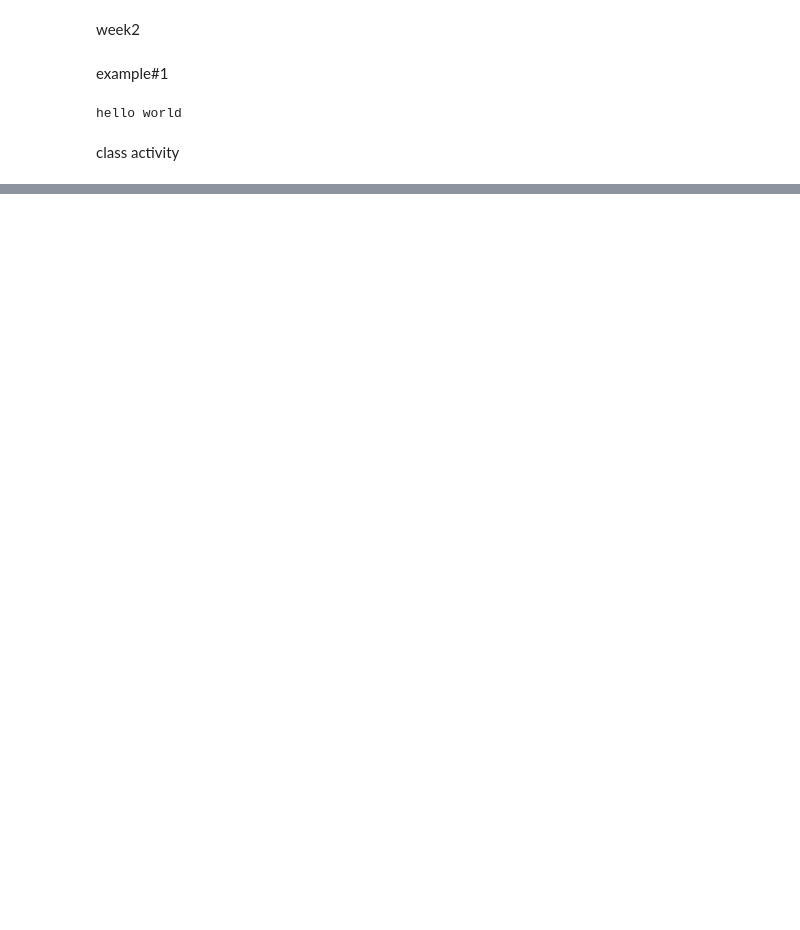
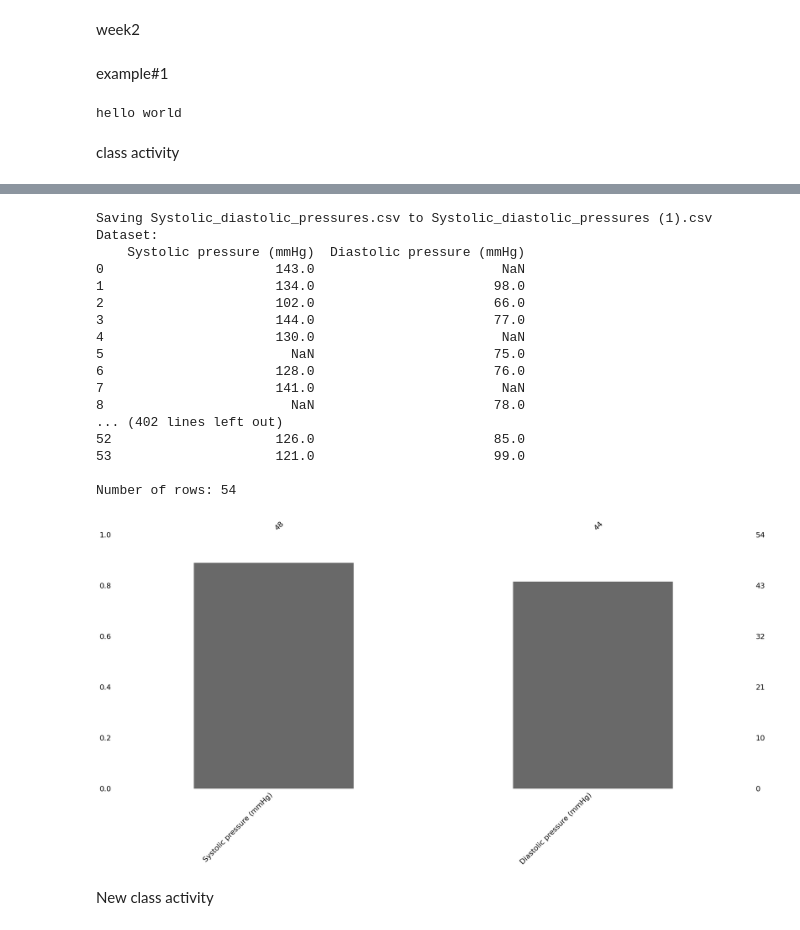
Before and after one commit to asadrajpoot75/CPS5001, a Jupyter notebook: week2.ipynb, the cells around one changed output, grey strips where cells are left out. Cells and saved outputs as stored; diff of their text form; code cells hidden in the pictures; blank space fills up the shorter version.

```diff
--- a/week2.ipynb
+++ b/week2.ipynb
@@ -56,0 +13,57 @@ Data Frame after fixing mixed data types:
+# %%
+import pandas as pd
+import missingno as msno
+import matplotlib.pyplot as plt
+
+from google.colab import files
+uploaded = files.upload()
+df = pd.read_csv('Systolic_diastolic_pressures.csv',header = 0,sep = ',')
+
+print("Dataset:")
+print(df)
+print("\nNumber of rows:",df.shape[0])
+
+print("\nDescription of Dataset:")
+print(df.describe())
+
+missing_values_tot = df.isnull().sum()
+print("\nMissing Values per column:")
+print(missing_values_tot)
+
+missing_values_chart=msno.bar(df)
+plt.show
+
+missing_values_perc=round((missing_values_tot/len(df))*100,2)
+print("\nPercentage of missing values per column:")
+print(missing_values_perc)
+
+df_dropped_syst=df['Systolic pressure (mmHg)'].dropna()
+df_dropped_dia=df['Diastolic pressure (mmHg)'].dropna()
+
+print("\nDataset after dropping missing values from the systolic column:")
+print(df_dropped_syst)
+print("\nNumber of rows after dropping missing values from the systolic column:",df_dropped_syst.shape[0])
+print("\nDataset after dropping missing values from the diastolic column:")
+print(df_dropped_dia)
+print("\nNumber of rows after dropping missing values from the diastolic column:",df_dropped_dia.shape[0])
+
+df_mean_imputed=round(df.fillna(df.mean()),2)
+print("\nDataset after imputing missing values with the mean of dataset:")
+print(df_mean_imputed)
+print("\nNumber of rows after imputing missing values with the mean of dataset:",df_mean_imputed.shape[0])
+
+df_median_imputed=round(df.fillna(df.median()),2)
+print("\nDataset after imputing missing values with the median of dataset:")
+print(df_median_imputed)
+print("\nNumber of rows after imputing missing values with the median of dataset:",df_median_imputed.shape[0])
+
+df_lin_interp_fwd_imputed=round(df.fillna(df.interpolate(method='linear',limit_direction='forward')))
+print("\nDataset after imputing missing values using linear interpolation with forward filling:")
+print(df_lin_interp_fwd_imputed)
+print("\nNumber of rows:",df_lin_interp_fwd_imputed.shape[0])
+
+df_lin_interp_bwd_imputed=round(df.fillna(df.interpolate(method='linear',limit_direction='backward')))
+print("\nDataset after imputing missing values using linear interpolation with backward filling:")
+print(df_lin_interp_bwd_imputed)
+print("\nNumber of rows:",df_lin_interp_bwd_imputed.shape[0])
+# %% [output]
@@ -56,0 +71,20 @@ Data Frame after fixing mixed data types:
+Saving Systolic_diastolic_pressures.csv to Systolic_diastolic_pressures (1).csv
+Dataset:
+    Systolic pressure (mmHg)  Diastolic pressure (mmHg)
+0                      143.0                        NaN
+1                      134.0                       98.0
+2                      102.0                       66.0
+3                      144.0                       77.0
+4                      130.0                        NaN
+5                        NaN                       75.0
+6                      128.0                       76.0
+7                      141.0                        NaN
+8                        NaN                       78.0
+... (402 lines left out)
+52                     126.0                       85.0
+53                     121.0                       99.0
+
+Number of rows: 54
+[figure, added]
+# %% [markdown]
+New class activity
```
Also changed, not shown: parts of 3 cells of this notebook.
